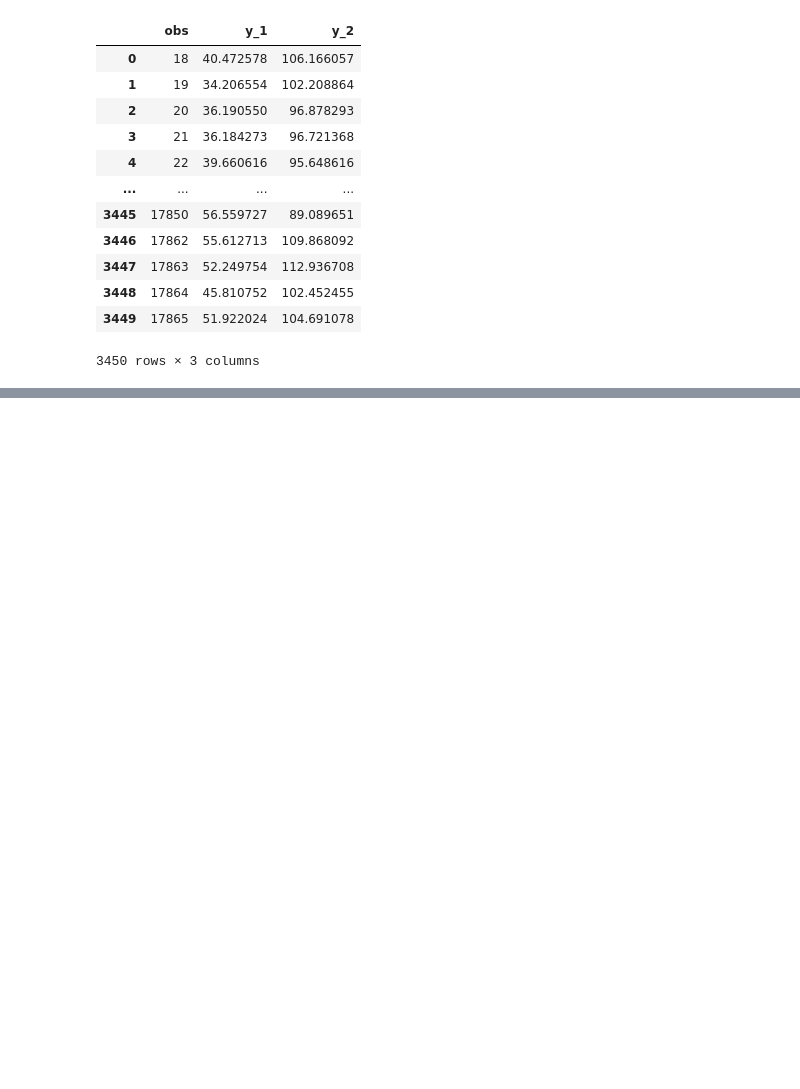
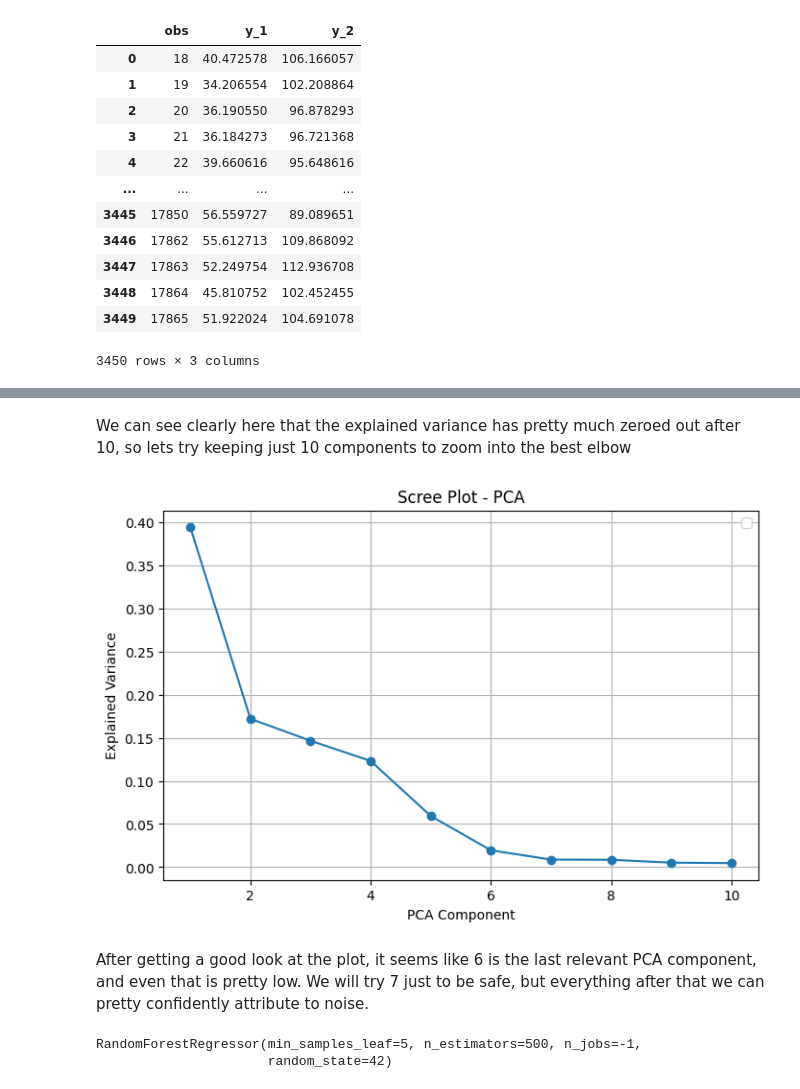
Before and after one commit to cyab05/advanced_ml_project, a Jupyter notebook: connor_random_forest.ipynb, the cells around one changed output, grey strips where cells are left out. Cells and saved outputs as stored; diff of their text form; code cells hidden in the pictures; blank space fills up the shorter version.

```diff
--- a/connor_random_forest.ipynb
+++ b/connor_random_forest.ipynb
@@ -164,0 +218,24 @@ pred_df
+# %% [markdown]
+We can see clearly here that the explained variance has pretty much zeroed out after 10, so lets try keeping just 10 components to zoom into the best elbow
+# %%
+k = 10
+
+pca = PCA(n_components=k, random_state=42)
+X_train_pca = pca.fit_transform(X_train_flat.drop(columns=["obs"]))
+X_test_pca  = pca.transform(X_test_flat.drop(columns=["obs"]))
+# %%
+explained_variance_ratio = pca.explained_variance_ratio_
+cumulative_variance = explained_variance_ratio
+
+plt.figure(figsize=(8,5))
+plt.plot(range(1, len(cumulative_variance)+1), cumulative_variance, marker='o')
+plt.xlabel("PCA Component")
+plt.ylabel("Explained Variance")
+plt.title("Scree Plot - PCA")
+plt.legend()
+plt.grid(True)
+plt.show()
+# %% [output]
+[figure, added]
+# %% [markdown]
+After getting a good look at the plot, it seems like 6 is the last relevant PCA component, and even that is pretty low. We will try 7 just to be safe, but everything after that we can pretty confidently attribute to noise.
@@ -164,0 +248,12 @@ pred_df
+# %%
+rf = RandomForestRegressor(
+    n_estimators=500,
+    min_samples_leaf=5,
+    random_state=42,
+    n_jobs=-1
+)
+
+rf.fit(X_train_pca, y_train)
+# %% [output]
+RandomForestRegressor(min_samples_leaf=5, n_estimators=500, n_jobs=-1,
+                      random_state=42)
```
Also changed, not shown: parts of 11 cells of this notebook.
